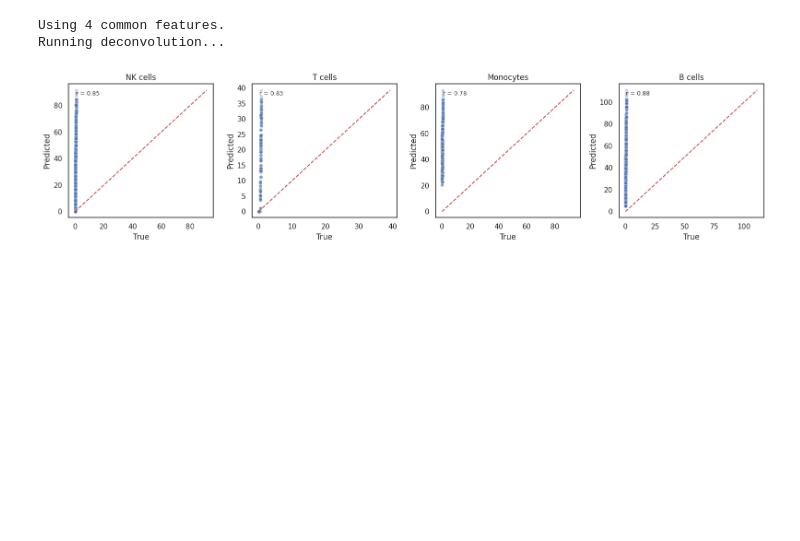
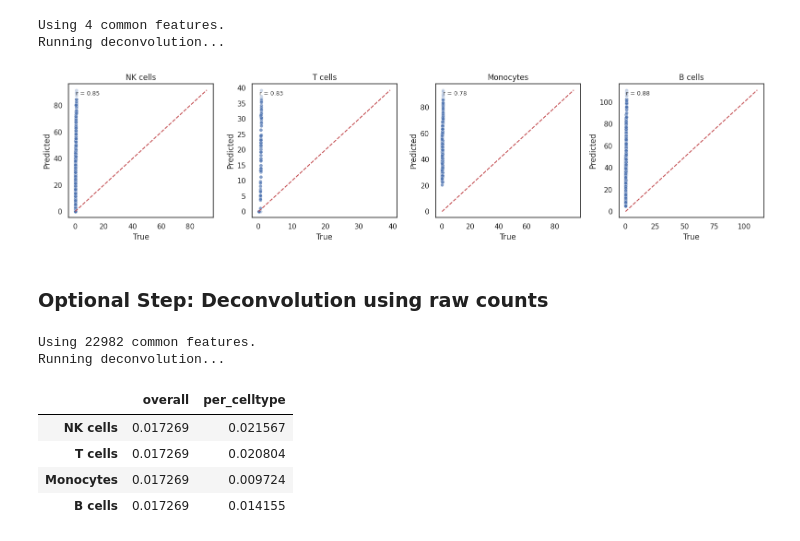
Before and after one commit to Eastmanmd/DECONVersation, a Jupyter notebook: tutorials/deconvolution_using_PCA_on_pseudobulk.ipynb, the cells around one changed output. Drawn from its saved outputs; the diff is of its cells as text; code cells hidden in the pictures; blank space fills up the shorter version.

```diff
--- a/tutorials/deconvolution_using_PCA_on_pseudobulk.ipynb
+++ b/tutorials/deconvolution_using_PCA_on_pseudobulk.ipynb
@@ -182,3 +176,28 @@ plot_true_vs_predicted(
 Using 4 common features.
 Running deconvolution...
 [figure]
+# %% [markdown]
+### Optional Step: Deconvolution using raw counts
+# %%
+# Run NNLS
+cell_prop_pred = run_deconv(bulk_df = pseudo_bulk.T, #columns should be embedding dimensions
+                            signature_df = sig_mat.T, #columns should be embedding dimensions
+                            normalize = True)
+# %% [output]
+Using 22982 common features.
+Running deconvolution...
+# %%
+#Compute RMSE per cell type
+rmse_per_cell_type = compute_rmse(true_df = cell_prop, # sample (rows) x cell type (columns)
+                                 pred_df = cell_prop_pred, # sample (rows) x cell type (columns)
+                                 return_per_celltype = True)
+
+rmse_per_cell_type = pd.DataFrame(rmse_per_cell_type)
+
+rmse_per_cell_type
+# %% [output]
+|  | overall | per_celltype |
+| NK cells | 0.017269 | 0.021567 |
+| T cells | 0.017269 | 0.020804 |
+| Monocytes | 0.017269 | 0.009724 |
+| B cells | 0.017269 | 0.014155 |
```
Also changed, not shown: parts of 5 cells of this notebook, 1 other file.
